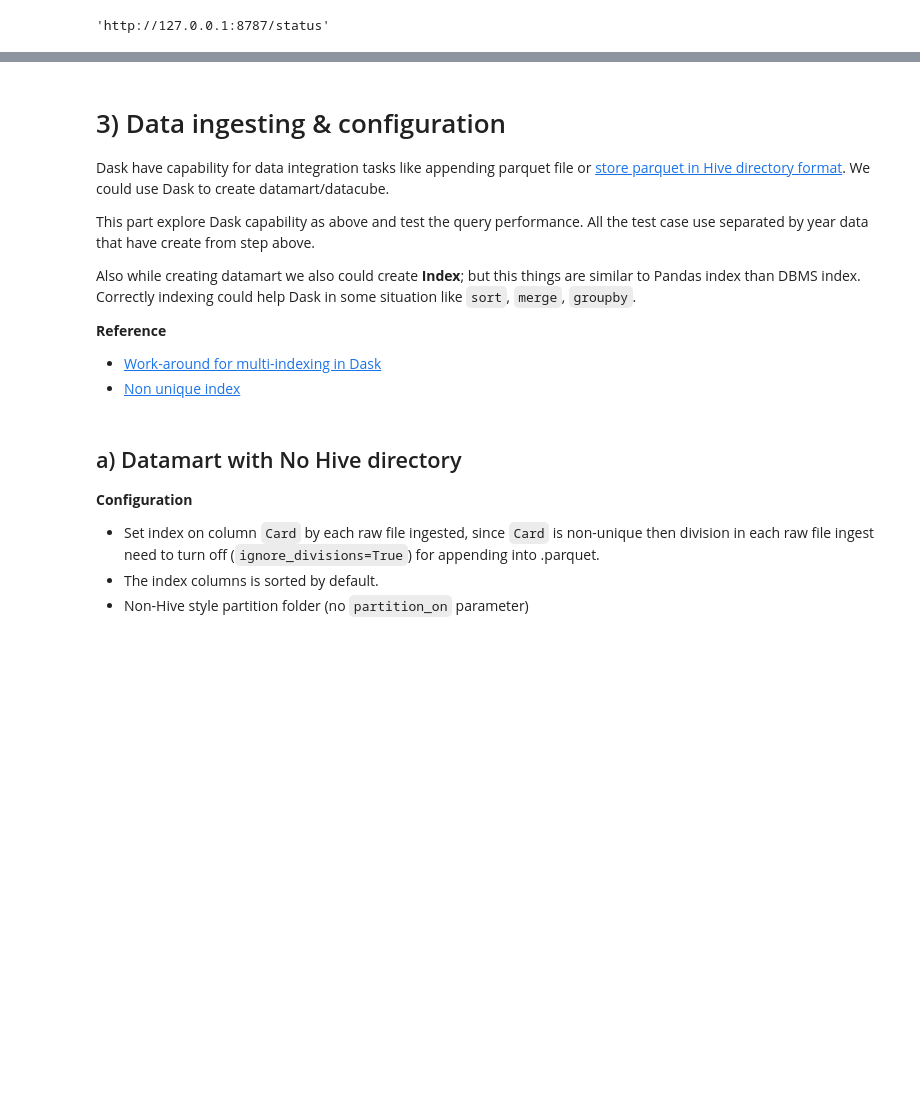
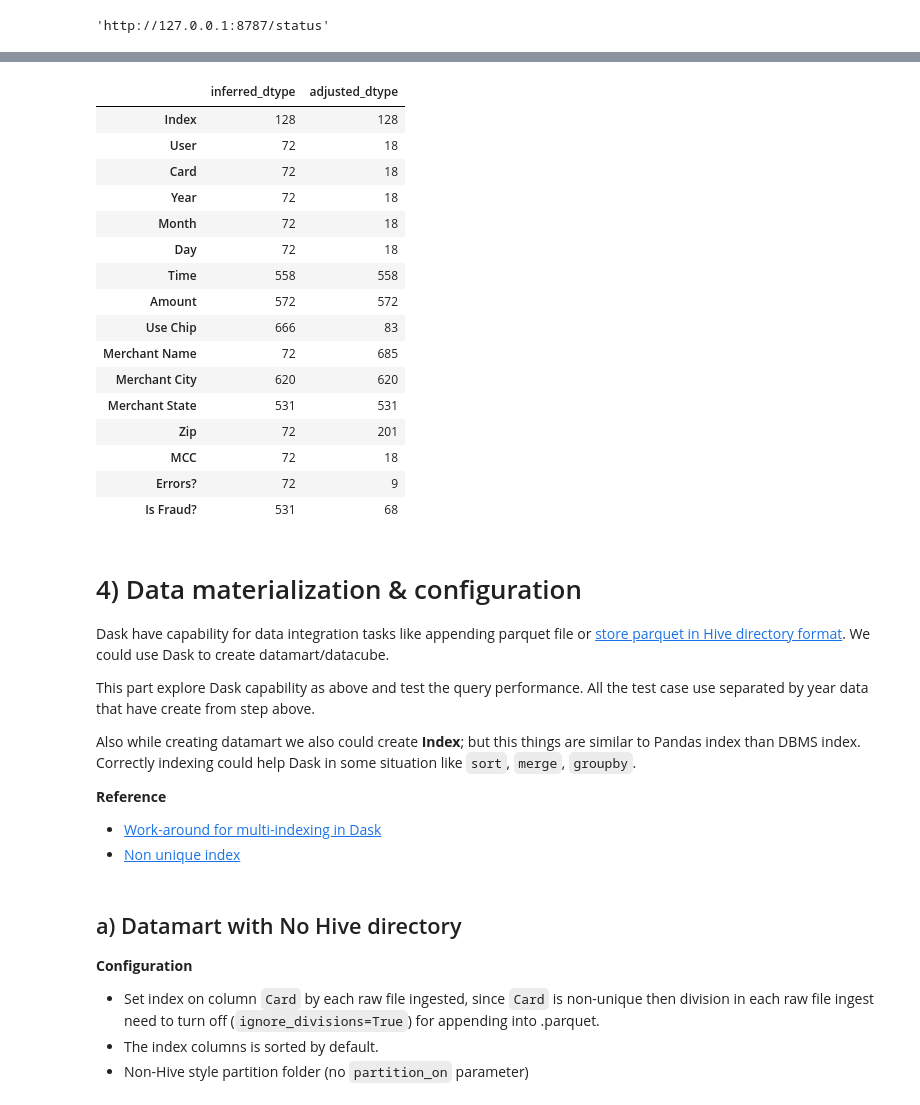
Before and after one commit to pbdanny/PythonProject, a Jupyter notebook: Dask/notebook/dask_cluster_save_load_data_kaggle.ipynb, the cells around one changed output, grey strips where cells are left out. Cells and saved outputs as stored; diff of their text form; code cells hidden in the pictures; blank space fills up the shorter version.

Commit message:
Kaggle Notebook | Dask - Data Ingestion | Version 5

```diff
--- a/Dask/notebook/dask_cluster_save_load_data_kaggle.ipynb
+++ b/Dask/notebook/dask_cluster_save_load_data_kaggle.ipynb
@@ -116,0 +211,3 @@ client.dashboard_link
+# %%
+no_issue = dd.read_csv("/kaggle/input/dask-credit-card-transaction/dask_text_data_inference/text_no_issue.csv")
+w_issue = dd.read_csv("/kaggle/input/dask-credit-card-transaction/dask_text_data_inference/text_w_issue.csv")
@@ -117,5 +285,34 @@ client.dashboard_link
+# %%
+# Use skiprows=1 for skipping header row, when manually specily the column name
+adjusted_dtypes = dd.read_csv("/kaggle/input/dask-credit-card-transaction/dask_text_data_inference/text_no_issue.csv",
+                              skiprows=1,
+                              names=ddf_col,
+                              dtype=ddf_dtypes)
+# %%
+pdf = pd.concat([ no_issue.memory_usage(deep=True).compute().to_frame(name="inferred_dtype"),
+                adjusted_dtypes.memory_usage(deep=True).compute().to_frame(name="adjusted_dtype")],
+                axis="columns")
+pdf
+# %% [output]
+|  | inferred_dtype | adjusted_dtype |
+| Index | 128 | 128 |
+| User | 72 | 18 |
+| Card | 72 | 18 |
+| Year | 72 | 18 |
+| Month | 72 | 18 |
+| Day | 72 | 18 |
+| Time | 558 | 558 |
+| Amount | 572 | 572 |
+| Use Chip | 666 | 83 |
+| Merchant Name | 72 | 685 |
+| Merchant City | 620 | 620 |
+| Merchant State | 531 | 531 |
+| Zip | 72 | 201 |
+| MCC | 72 | 18 |
+| Errors? | 72 | 9 |
+| Is Fraud? | 531 | 68 |
 # %% [markdown]
-# 3) Data ingesting & configuration
+# 4) Data materialization & configuration
 
 Dask have capability for data integration tasks like appending parquet file or [store parquet in Hive directory format](https://docs.dask.org/en/latest/dataframe-hive.html
 ). We could use Dask to create datamart/datacube.
```
Also changed, not shown: parts of 23 cells of this notebook.
